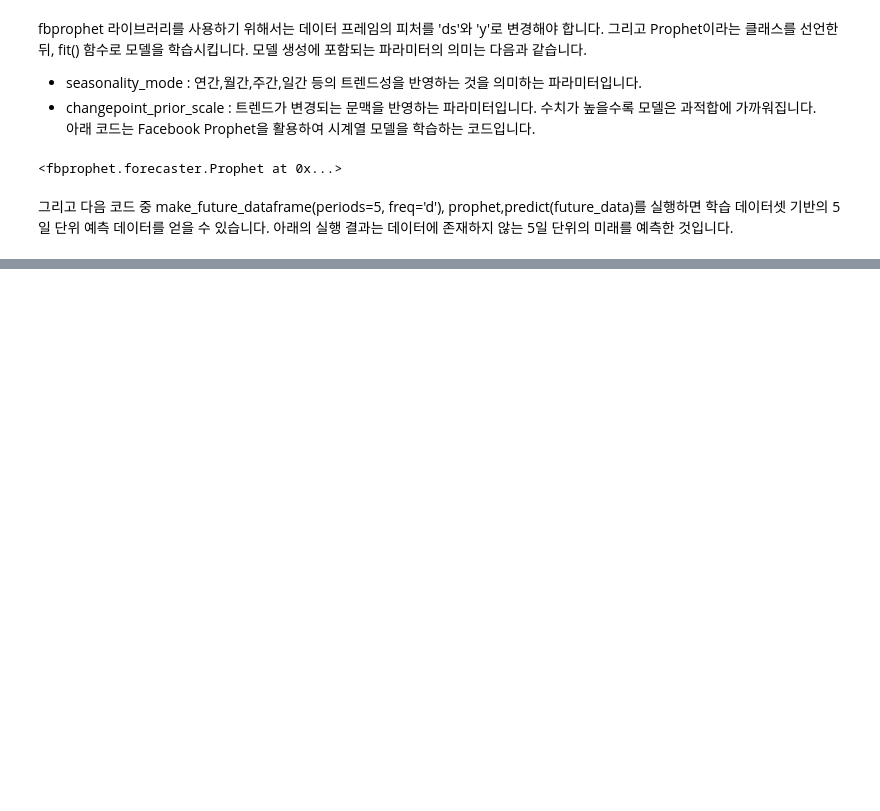
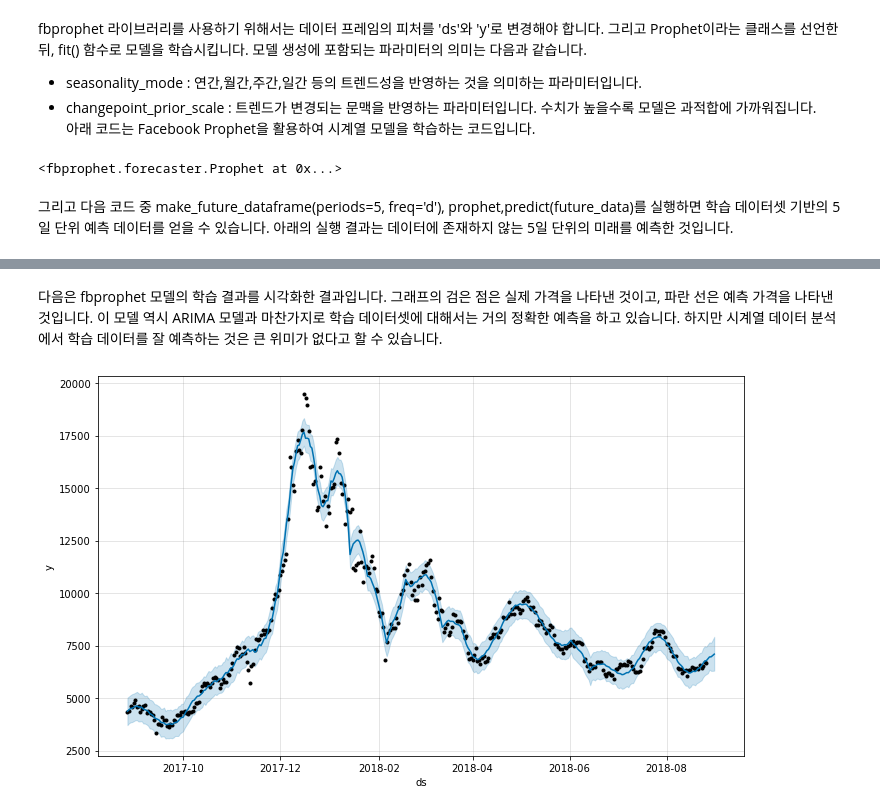
Before and after one commit to choiuikang/with_python, a Jupyter notebook: chapter-3.2.ipynb, the cells around one changed output, grey strips where cells are left out. Drawn from its saved outputs; the diff is of its cells as text; code cells hidden in the pictures; blank space fills up the shorter version.

```diff
--- a/chapter-3.2.ipynb
+++ b/chapter-3.2.ipynb
@@ -218,0 +219,6 @@ forecast_data[['ds', 'yhat', 'yhat_lower', 'yhat_upper']].tail(5)
+# %% [markdown]
+다음은 fbprophet 모델의 학습 결과를 시각화한 결과입니다. 그래프의 검은 점은 실제 가격을 나타낸 것이고, 파란 선은 예측 가격을 나타낸 것입니다. 이 모델 역시 ARIMA 모델과 마찬가지로 학습 데이터셋에 대해서는 거의 정확한 예측을 하고 있습니다. 하지만 시계열 데이터 분석에서 학습 데이터를 잘 예측하는 것은 큰 위미가 없다고 할 수 있습니다.
+# %%
+fig1 = prophet.plot(forecast_data)
+# %% [output]
+[figure, added]
```
Also changed, not shown: parts of 26 cells of this notebook.
